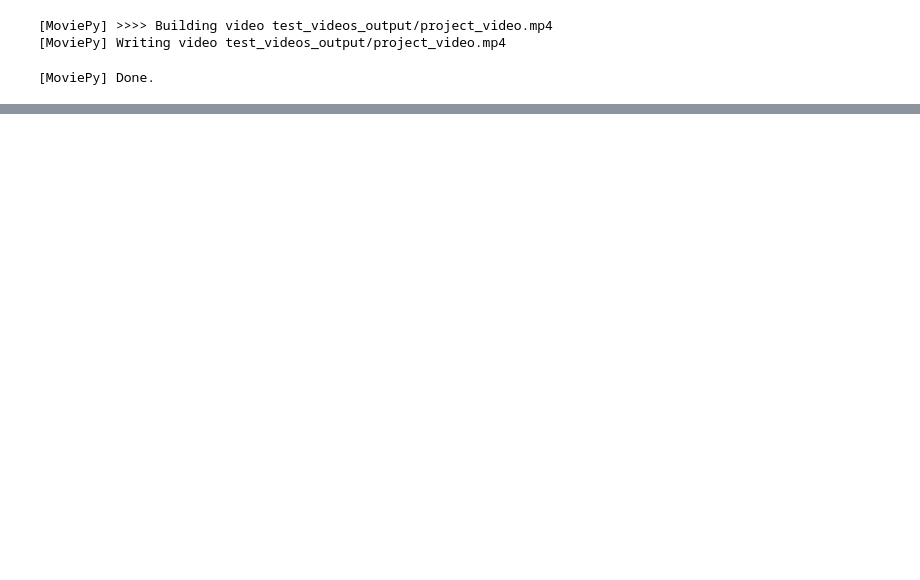
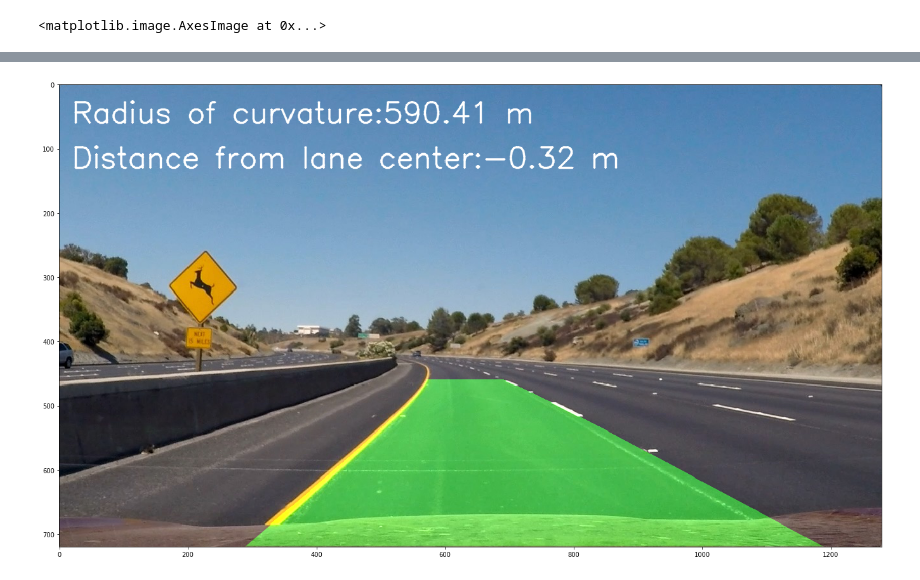
Before and after one commit to stdAlexTikhonov/SND_proj2, a Jupyter notebook: P2.ipynb, the cells around one changed output, grey strips where cells are left out. Saved outputs shown, nothing was run; the diff lists cells and outputs as text; code cells hidden in the pictures; blank space fills up the shorter version.

Commit message:
almost done

```diff
--- a/P2.ipynb
+++ b/P2.ipynb
@@ -353,18 +353,16 @@ def process_image(image):
 #     cv2.addWeighted(lane_image_warped, 0.5, image, 1, 0)
     return cv2.addWeighted(lane_image_warped, 0.5, image, 1, 0)
 
-# fname = 'test_images/test2.jpg'
-# image = mpimg.imread(fname)
-# # converted = cv2.cvtColor(image, cv2.COLOR_RGB2BGR)
-# img = process_image(image)
-# plt.subplots_adjust(left=0., right=3, top=5.9, bottom=2.)
-# plt.imshow(img)
+fname = 'test_images/test2.jpg'
+image = mpimg.imread(fname)
+# converted = cv2.cvtColor(image, cv2.COLOR_RGB2BGR)
+img = process_image(image)
+plt.subplots_adjust(left=0., right=3, top=5.9, bottom=2.)
+plt.imshow(img)
 
-white_output = 'test_videos_output/project_video.mp4'
-clip1 = VideoFileClip("project_video.mp4")
-white_clip = clip1.fl_image(process_image) #NOTE: this function expects color images!!
-%time white_clip.write_videofile(white_output, audio=False)
+# white_output = 'test_videos_output/project_video.mp4'
+# clip1 = VideoFileClip("project_video.mp4")
+# white_clip = clip1.fl_image(process_image) #NOTE: this function expects color images!!
+# %time white_clip.write_videofile(white_output, audio=False)
 # %% [output]
-[MoviePy] >>>> Building video test_videos_output/project_video.mp4
-[MoviePy] Writing video test_videos_output/project_video.mp4
+<matplotlib.image.AxesImage at 0x...>
-[MoviePy] Done.
@@ -375,3 +369,4 @@ Wall time: 3min 8s
+[figure, added]
 # %%
 HTML("""
 <video width="960" height="540" controls>
```
Also changed, not shown: parts of 1 cell of this notebook, 22 other files.
